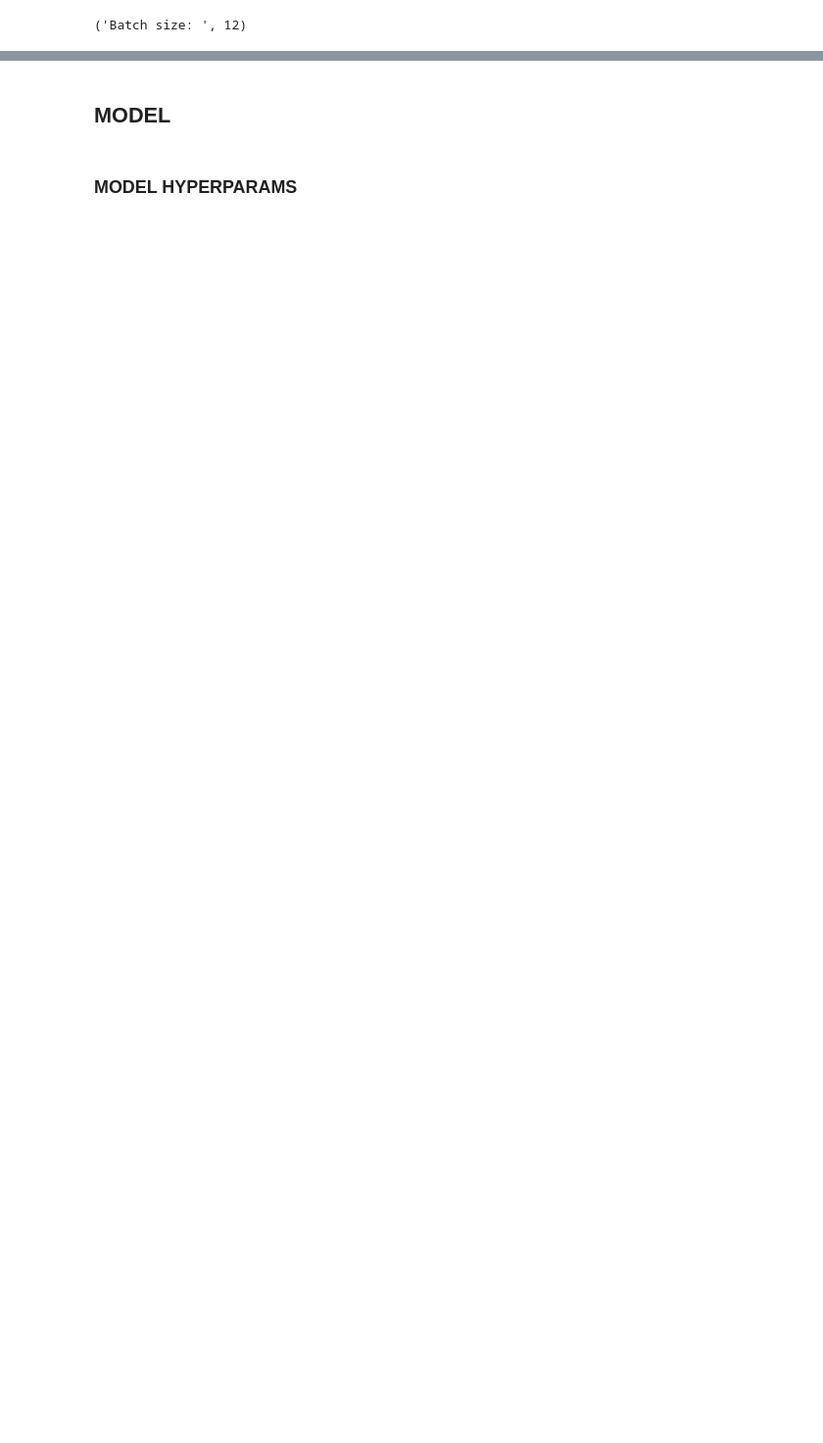
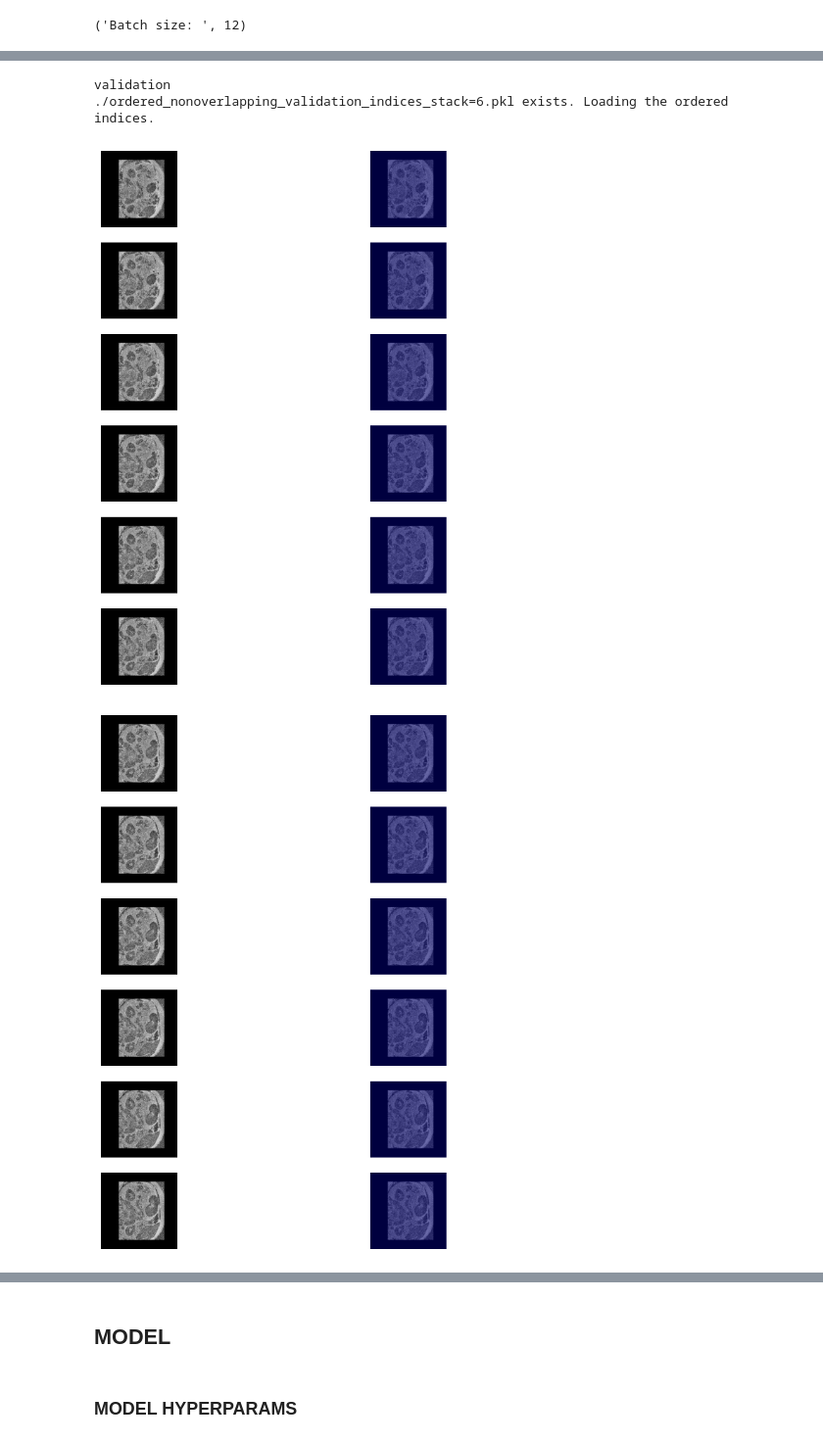
Before and after one commit to Chiru-CatalinMihail/LungCancerCT, a Jupyter notebook: train_MONAI_UNet.ipynb, the cells around one changed output, grey strips where cells are left out. Shown at 98% size. Saved outputs shown, nothing was run; the diff lists cells and outputs as text; code cells hidden in the pictures; blank space fills up the shorter version.

```diff
--- a/train_MONAI_UNet.ipynb
+++ b/train_MONAI_UNet.ipynb
@@ -118,11 +118,11 @@ KEYS = config[KEYS_NAME]
 ### HYPERPARAMS ###
 crt_dir = os.getcwd()
 # datasets_path = f'/raid/CataChiru/MedicalDecathlonTensors/'
-# datasets_path = f'./datasets/MedicalDecathlonJustLungs/'
-# datasets_path = f'./datasets/MedicalDecathlonJustTumors/'
-# datasets_path = f'./datasets/MedicalDecathlonAugmentedTumors/'
-datasets_path = f'./datasets/MedicalDecathlonAugmentedTumors2/'
-# datasets_path = f'./datasets/MedicalDecathlonClaheTumors/'
+# datasets_path = f'./datasets/MSD/MedicalDecathlonJustLungs/'
+# datasets_path = f'./datasets/MSD/MedicalDecathlonJustTumors/'
+# datasets_path = f'./datasets/MSD/MedicalDecathlonAugmentedTumors/'
+# datasets_path = f'./datasets/MSD/MedicalDecathlonAugmentedTumors2/'
+datasets_path = f'./datasets/MSD/MedicalDecathlonClaheTumors/'
 
 model_name = 'unet'
 checkpoints_path = f'{crt_dir}/checkpoints/{model_name.upper()}/'
@@ -560,2 +673,20 @@ debug_plot(img_transformed, label_transformed)
 # %%
-msd_val_dataset = msdDataset(datasets_path + val_name, transform = None)
+msd_val_dataset = msdDatasetEvaluation(datasets_path + val_name, transform = None)
+# %% [output]
+validation
+./ordered_nonoverlapping_validation_indices_stack=6.pkl exists. Loading the ordered indices.
+# %%
+for i in tqdm(range(len(msd_val_dataset))):
+    img, label = msd_val_dataset[i]
+
+    debug_plot(img, label)
+
+    if i >= 2:
+        break
+
+    if img.max() == 0:
+        print("Dataset is corrupted")
+        break
+# %% [output]
+[figure, added]
+[figure, added]
```
Also changed, not shown: parts of 28 cells of this notebook, 34 other files.
